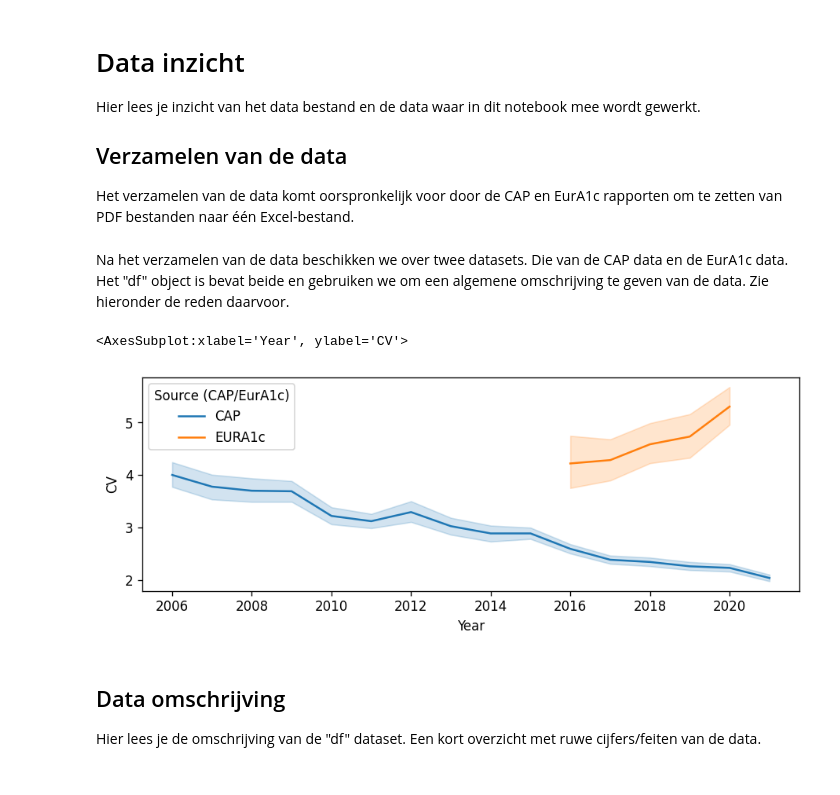
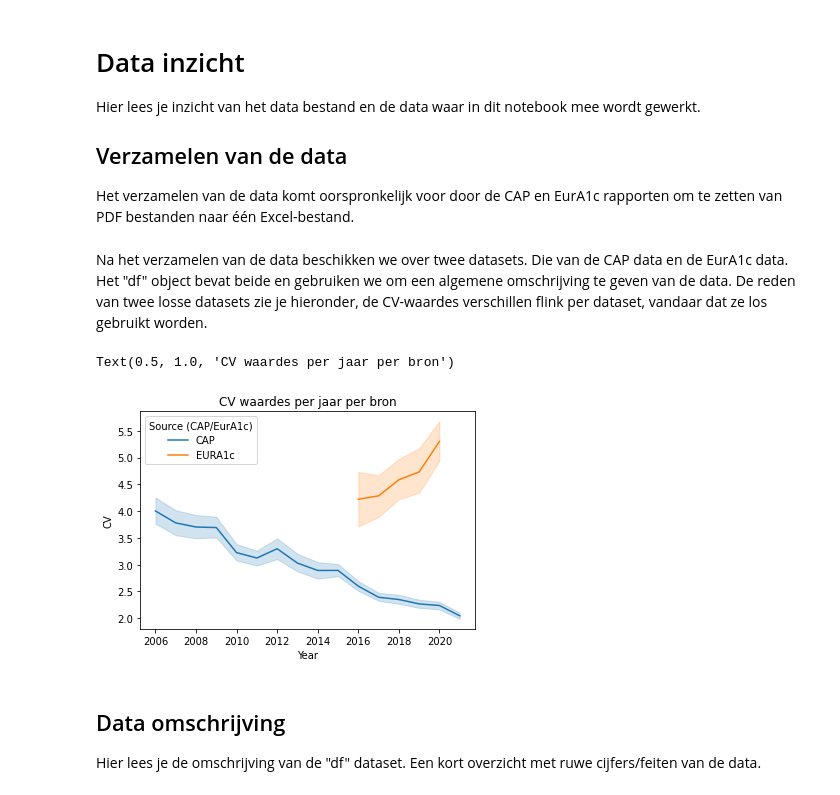
Before and after one commit to DSa-HbA1c/Predictions, a Jupyter notebook: cv-regression-sebas.ipynb, the cells around one changed output. Cells and saved outputs as stored; diff of their text form; code cells hidden in the pictures.

```diff
--- a/cv-regression-sebas.ipynb
+++ b/cv-regression-sebas.ipynb
@@ -25,12 +25,13 @@ df['Year'] = pd.to_datetime(df["Year"], format='%Y')
 cap = df.loc[df['Source (CAP/EurA1c)'] == 'CAP']
 eur = df.loc[df['Source (CAP/EurA1c)'] == 'EURA1c']
 # %% [markdown]
-Na het verzamelen van de data beschikken we over twee datasets. Die van de CAP data en de EurA1c data. Het "df" object is bevat beide en gebruiken we om een algemene omschrijving te geven van de data. Zie hieronder de reden daarvoor.
+Na het verzamelen van de data beschikken we over twee datasets. Die van de CAP data en de EurA1c data. Het "df" object bevat beide en gebruiken we om een algemene omschrijving te geven van de data. De reden van twee losse datasets zie je hieronder, de CV-waardes verschillen flink per dataset, vandaar dat ze los gebruikt worden.
 # %%
 sns.lineplot(x="Year", y="CV", data=df, hue="Source (CAP/EurA1c)")
+plt.title("CV waardes per jaar per bron")
 # %% [output]
-<AxesSubplot:xlabel='Year', ylabel='CV'>
+Text(0.5, 1.0, 'CV waardes per jaar per bron')
-[figure, old version]
+[figure, new version]
 # %% [markdown]
 ## Data omschrijving
 Hier lees je de omschrijving van de "df" dataset. Een kort overzicht met ruwe cijfers/feiten van de data.
```
Also changed, not shown: parts of 18 cells of this notebook, 1 other file.
